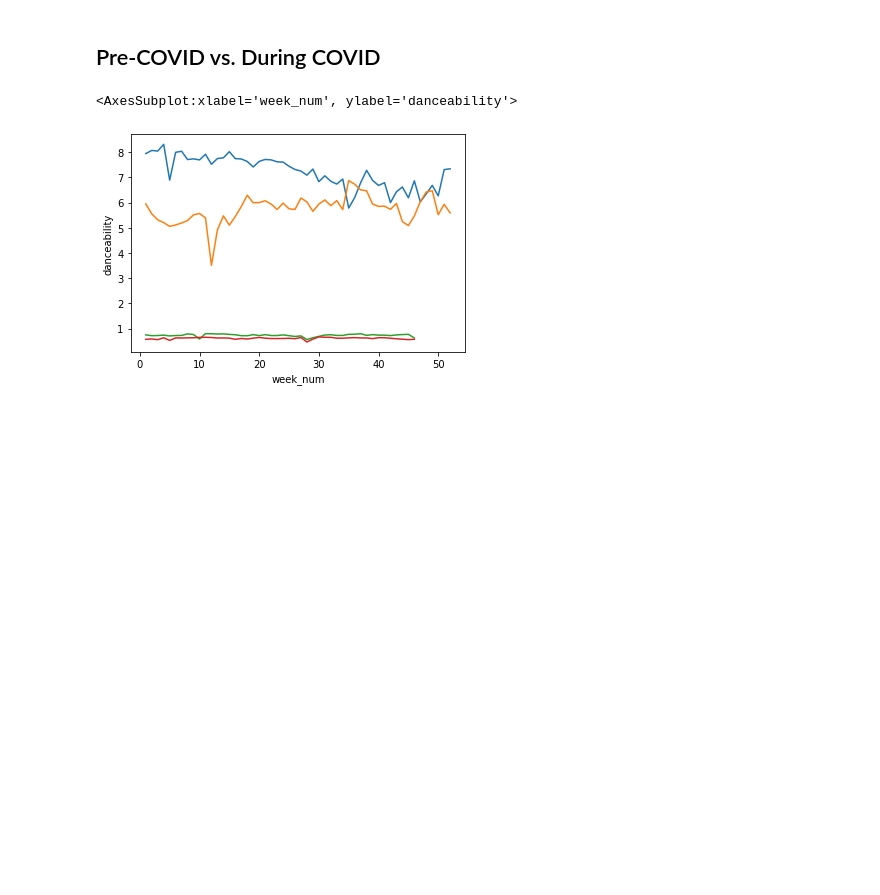
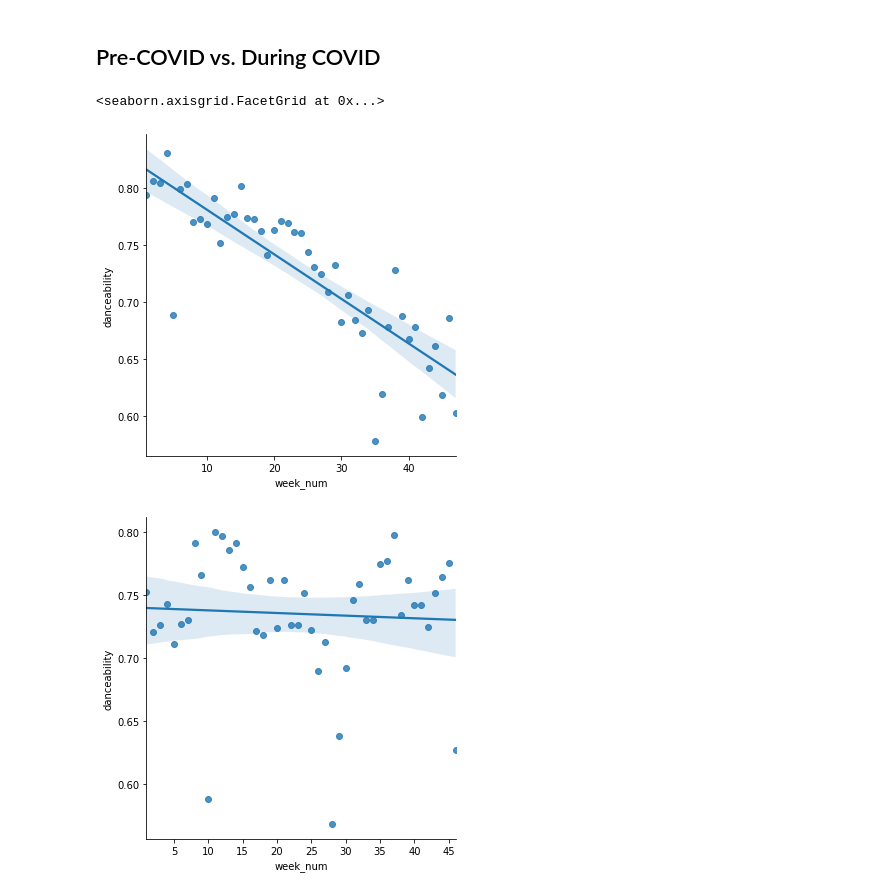
Before and after one commit to sonyal/COVIDSpotifyTrends, a Jupyter notebook: final.ipynb, the cells around one changed output. Cells and saved outputs as stored; diff of their text form; code cells hidden in the pictures; blank space fills up the shorter version.

Commit message:
fixed pre vs during bin

```diff
--- a/final.ipynb
+++ b/final.ipynb
@@ -92,9 +147,9 @@ pre_spotify.sort_values(by=['start_date'], inplace=True)
 # %%
 
 # We want to analyze Spotify data from January 2019 to January 2020 to compare to Spotify data when the first tests were administered
-i = pd.to_datetime('01/04/2019')
+i = pd.to_datetime('02/15/2019')
 pre_bins = []
-while i < pd.to_datetime('01/03/2020'):
+while i < pd.to_datetime('02/15/2020'):
     temp = i + pd.Timedelta('7 days')
     pre_bins.append((i,temp))
     i = temp
@@ -106,7 +161,7 @@ pre_spotify['start_date'] = pd.to_datetime(pre_spotify['start_date'])
 pre_spotify['week'] = pd.cut(pre_spotify['start_date'], pre_bins)
 
 # Now that every row has a week interval, they will be grouped with the total for each column
-grouped_pre = pre_spotify.groupby(['week']).sum()
+grouped_pre = pre_spotify.groupby(['week']).mean()
 
 # Number the weeks to easily identify
 grouped_pre['week_num'] = list(range(1,len(pre_bins)+1))
@@ -119,5 +174,5 @@ pre_spotify = pre_spotify.reindex(columns=['week_num','length', 'popularity',
        'instrumentalness', 'liveness', 'loudness', 'speechiness', 'tempo',
        'time_signature'])
 
-pre_spotify = pre_spotify.groupby(['week_num']).mean()
+pre_spotify = pre_spotify.groupby(['week_num']).mean().reset_index()
 pre_spotify.head()
@@ -184,17 +254,24 @@ Slope of trend in instrumentalness of top songs: nan
 # %% [markdown]
 ## Pre-COVID vs. During COVID
+# %%
+during_spotify = grouped_spotify[6:]
+during_spotify = during_spotify.reset_index()
+during_spotify['week_num'] = list(range(1,len(during_spotify)+1))
 # %%
 # How do the trends in top Spotify songs sompare to trends pre-COVID?
 
-sns.lineplot(data=pre_spotify, x='week_num', y='danceability')
-sns.lineplot(data=pre_spotify, x='week_num', y='energy')
+sns.lmplot(data=pre_spotify, x='week_num', y='danceability')
+# sns.lineplot(data=pre_spotify, x='week_num', y='energy')
 # sns.lineplot(data=pre_spotify, x='week_num', y='instrumentalness')
-sns.lineplot(data=merged, x='week_num', y='danceability')
-sns.lineplot(data=merged, x='week_num', y='energy')
+sns.lmplot(data=during_spotify, x='week_num', y='danceability')
+# sns.lineplot(data=merged, x='week_num', y='energy')
 # sns.lineplot(data=merged, x='week_num', y='instrumentalness')
 
 # Pre-COVID significantly higher danceability and energy
 # Speaks to what artists are writing/producing as well as what ppl are listening to
+
+# blue is pre-covid
 # %% [output]
-<AxesSubplot:xlabel='week_num', ylabel='danceability'>
+<seaborn.axisgrid.FacetGrid at 0x...>
-[figure, old version]
+[figure, new version]
+[figure, added]
```
Also changed, not shown: parts of 13 cells of this notebook.
